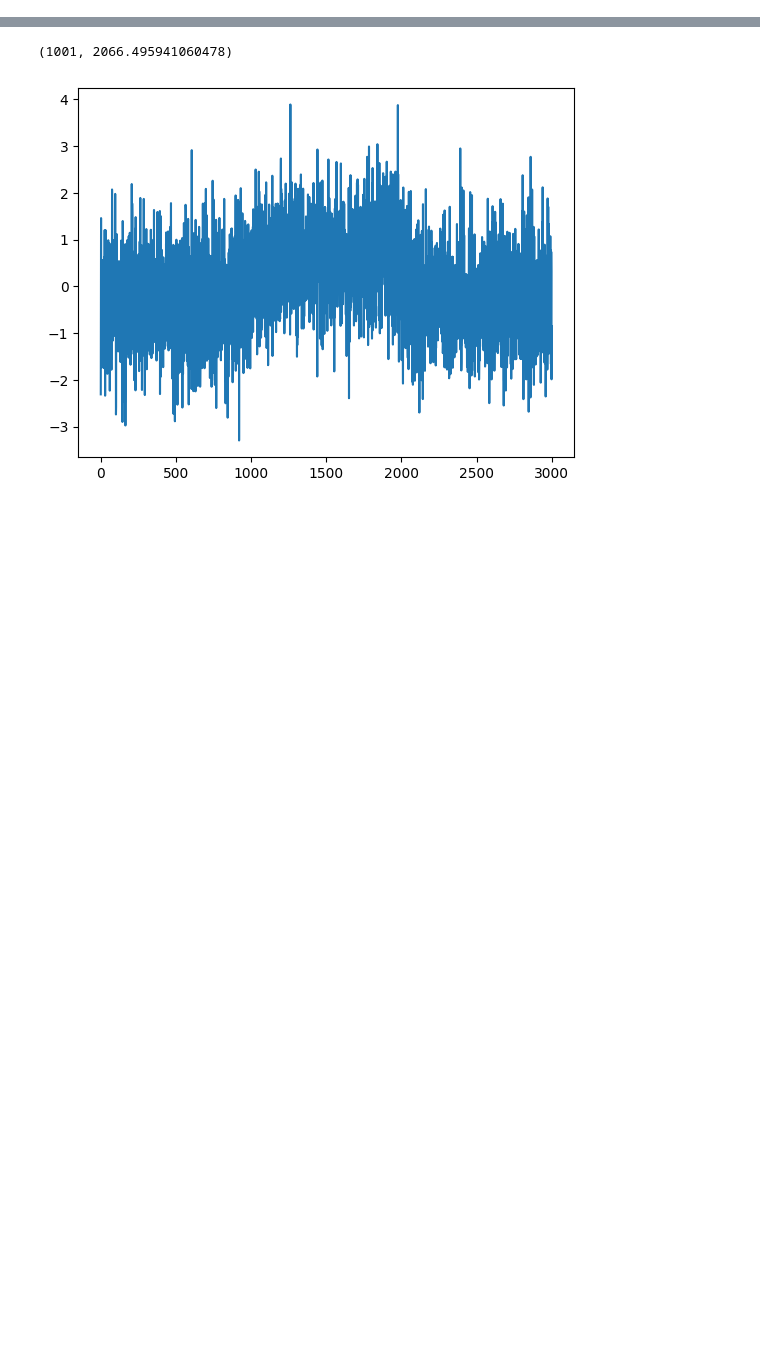
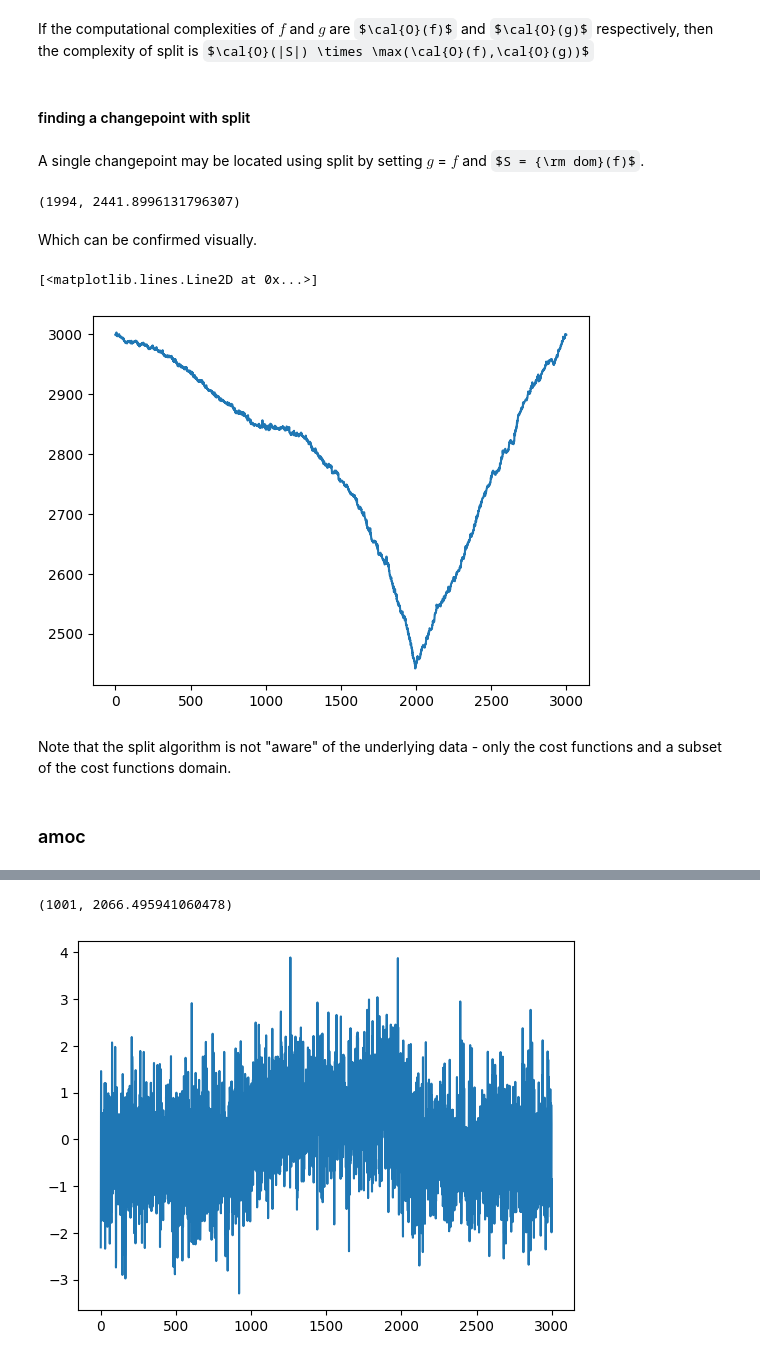
Before and after one commit to grosed/oop, a Jupyter notebook: notebooks/changes.ipynb, the cells around one changed output, grey strips where cells are left out. Saved outputs shown, nothing was run; the diff lists cells and outputs as text; code cells hidden in the pictures; some formulas as TeX source; blank space fills up the shorter version.

```diff
--- a/notebooks/changes.ipynb
+++ b/notebooks/changes.ipynb
@@ -11,3 +107,25 @@ from sortedcontainers import SortedList as OST
 def split(f,g,R) :
     ra,rb = min(R),max(R)
     return min([(r,f(ra,r) + g(r,rb)) for r in R],key = lambda x : x[1])
+# %% [markdown]
+If the computational complexities of $f$ and $g$ are $\cal{O}(f)$ and  $\cal{O}(g)$ respectively, then the complexity of split is $\cal{O}(|S|) \times \max(\cal{O}(f),\cal{O}(g))$
+# %% [markdown]
+#### finding a changepoint with split
+# %% [markdown]
+A single changepoint may be located using split by setting $g$ = $f$ and $S = {\rm dom}(f)$.
+# %%
+S = list(range(len(Z)))
+split(f,f,S)
+# %% [output]
+(1994, 2441.8996131796307)
+# %% [markdown]
+Which can be confirmed visually.
+# %%
+plt.plot([f(min(S),i) + f(i,max(S)) for i in S])
+# %% [output]
+[<matplotlib.lines.Line2D at 0x...>]
+[figure, added]
+# %% [markdown]
+Note that the split algorithm is not "aware" of the underlying data - only the cost functions and a subset of the cost functions domain.
+# %% [markdown]
+### amoc
```
Also changed, not shown: parts of 56 cells of this notebook.
